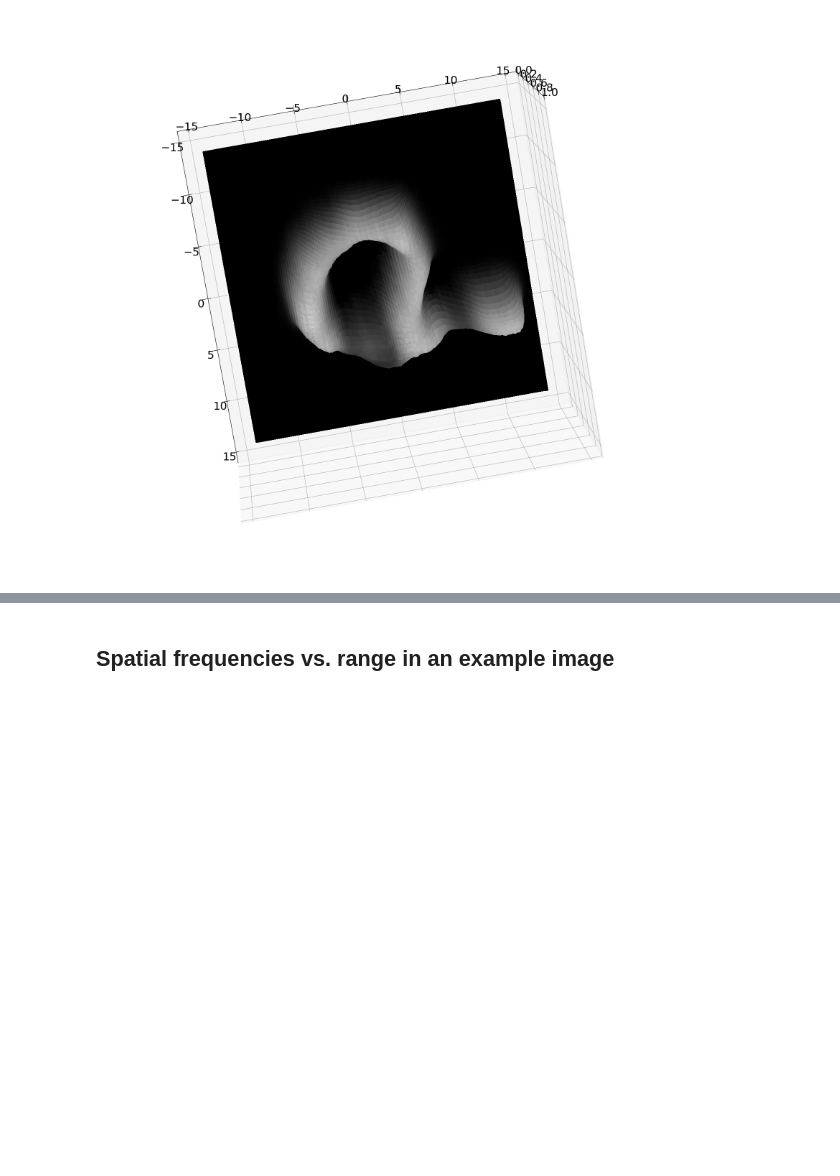
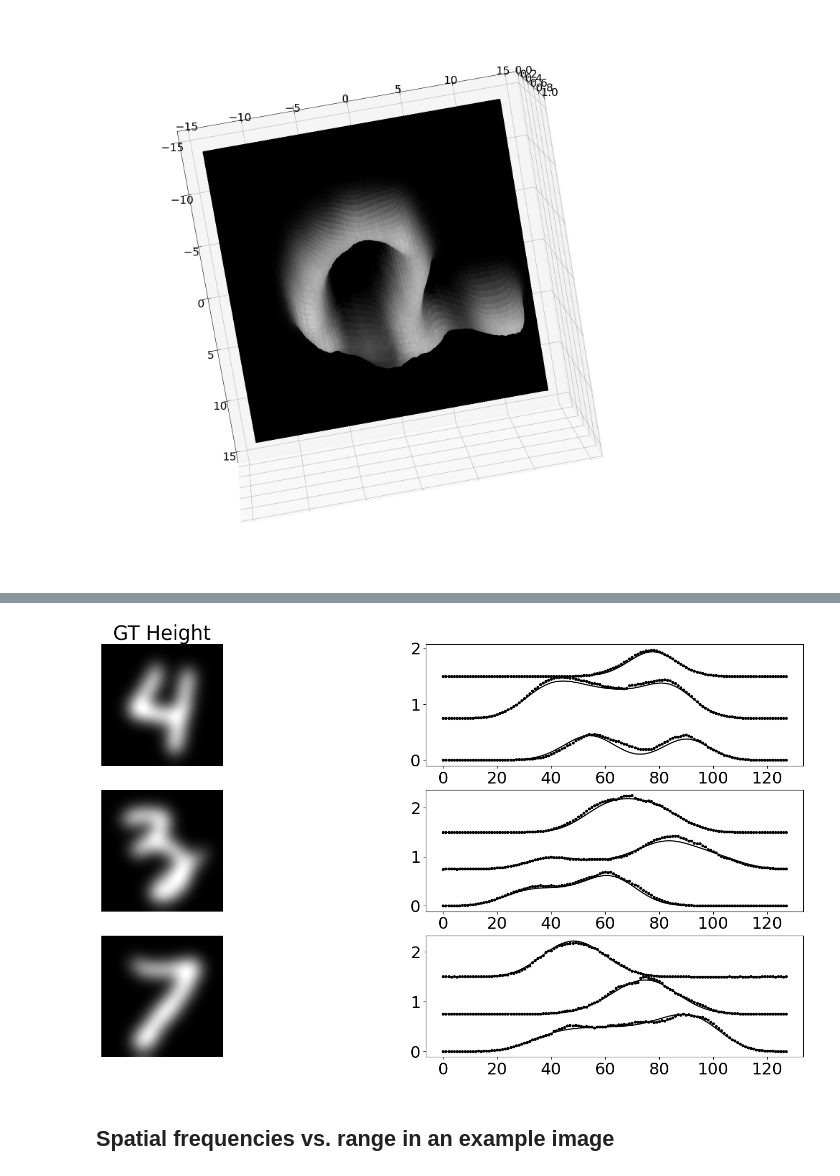
Before and after one commit to arizonaCameraLab/computationalImaging, a Jupyter notebook: samplingDesign/codedIllumination.ipynb, the cells around one changed output, grey strips where cells are left out. Cells and saved outputs as stored; diff of their text form; code cells hidden in the pictures; blank space fills up the shorter version.

```diff
--- a/samplingDesign/codedIllumination.ipynb
+++ b/samplingDesign/codedIllumination.ipynb
@@ -154,12 +150,12 @@ f_test=np.zeros((100,128,128,2))
 g_train=np.zeros((1000,128,128,1))
 g_test=np.zeros((100,128,128,1))
 for pop in range(1000):
-  f_train[pop,:,:,0]= gaussian_filter(zoom(x_train[pop],128/28.),3)
-  f_train[pop,:,:,1]= gaussian_filter(zoom((1.2-x_train[trainOrder[pop]])/1.2,128/28.),3)*np.abs(f_train[pop,:,:,0])
+  f_train[pop,:,:,0]= gaussian_filter(zoom(x_train[pop],128/28.),8)
+  f_train[pop,:,:,1]= gaussian_filter(zoom((1.2-x_train[trainOrder[pop]])/1.2,128/28.),2)*np.abs(f_train[pop,:,:,0])
   g_train[pop,:,:,0]= measuredImage( f_train[pop,:,:,0], f_train[pop,:,:,1])
 for pop in range(100):
-  f_test[pop,:,:,0]= gaussian_filter(zoom(x_test[pop],128/28.),3)
-  f_test[pop,:,:,1]= gaussian_filter(zoom((1.2-x_test[testOrder[pop]])/1.2,128/28.),3)*np.abs(f_test[pop,:,:,0])
+  f_test[pop,:,:,0]= gaussian_filter(zoom(x_test[pop],128/28.),8)
+  f_test[pop,:,:,1]= gaussian_filter(zoom((1.2-x_test[testOrder[pop]])/1.2,128/28.),2)*np.abs(f_test[pop,:,:,0])
   g_test[pop,:,:,0]= measuredImage( f_test[pop,:,:,0], f_test[pop,:,:,1])
 f_train=f_train/np.max(f_train)
 g_train=g_train/np.max(g_train)
@@ -223,7 +228,7 @@ _________________________________________________________________
 objectEstimator.fit(
     x=g_train,
     y=f_train,
-    epochs=50,
+    epochs=200,
     batch_size=128,
     shuffle=True,
     validation_data=(g_test, f_test),
@@ -312,0 +330,21 @@ plt.savefig('codedIllumination.png')
+# %%
+plt.figure(figsize=(20,10))
+plt.rcParams.update({'font.size': 22})
+plt.rcParams['image.cmap'] = 'gray'
+images= np.random.randint(0,100,3)
+for pop in range(3):
+  height = objectEstimator.predict(g_test[images[pop]:images[pop]+1,:,:,:])
+  reflectance = height[:,:,:,1][0,:,:]
+  height = height[:,:,:,0][0,:,:]
+  plt.subplot(3,2,2*pop+1)
+  plt.imshow(f_test[images[pop],:,:,0])
+  if pop==0:
+    plt.title('GT Height')
+  plt.axis('off')
+  plt.subplot(3,2,2*pop+2)
+  plt.plot(range(128),f_test[images[pop],35,:,0], 'k-',range(128), height[35,:],'k.')
+  plt.plot(range(128),f_test[images[pop],70,:,0]+.75, 'k-', range(128), height[70,:]+.75,'k.')
+  plt.plot(range(128),f_test[images[pop],105,:,0]+1.5,'k-', range(128), height[105,:]+1.5,'k.')
+
+plt.savefig('codedIlluminationCross.png')
+# %% [output]
@@ -313,3 +354,4 @@ plt.savefig('codedIllumination.png')
+[figure, added]
 # %% [markdown]
 ## Spatial frequencies vs. range in an example image
 # %%
```
Also changed, not shown: parts of 14 cells of this notebook.
